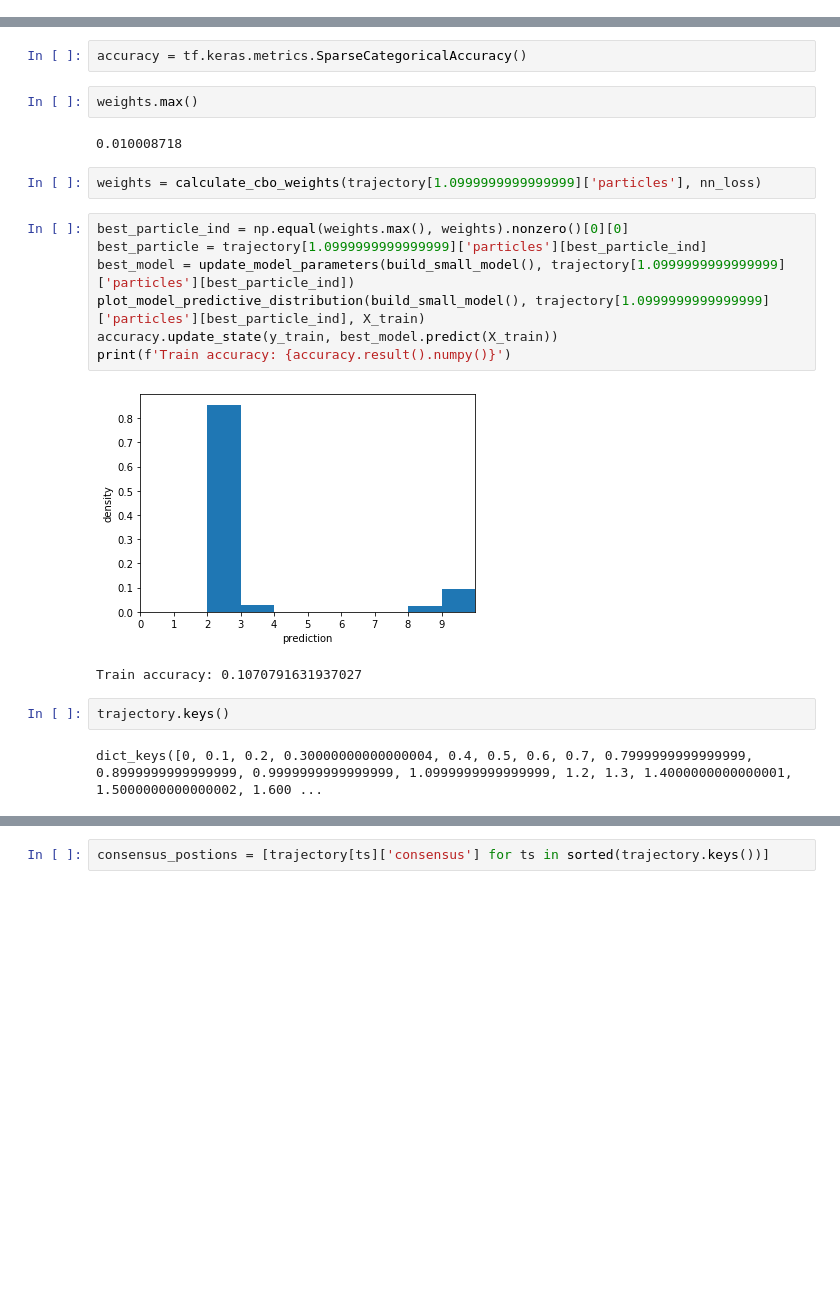
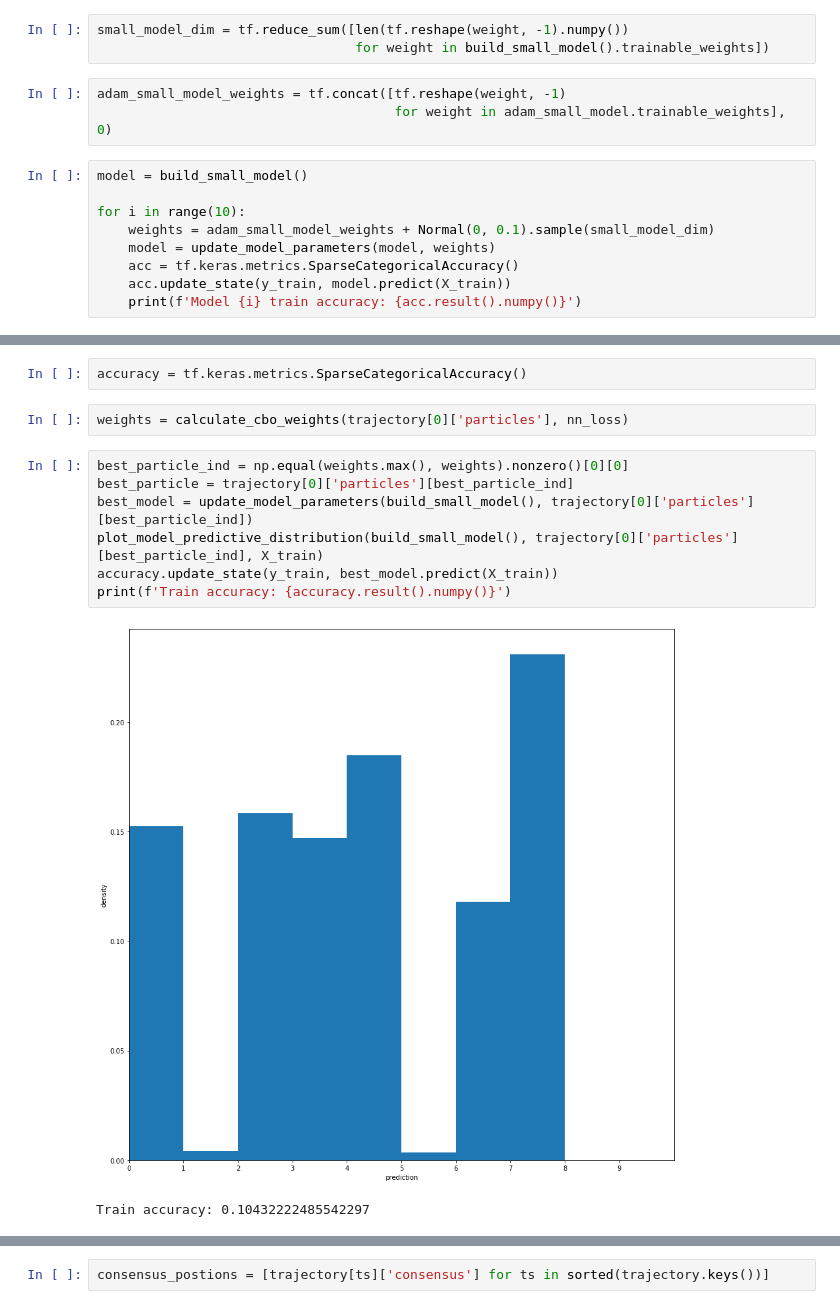
Before and after one commit to Igor-Tukh/cbo-in-python, a Jupyter notebook: notebooks/mnist.ipynb, the cells around one changed output, grey strips where cells are left out. Drawn from its saved outputs; the diff is of its cells as text; blank space fills up the shorter version.

```diff
--- a/notebooks/mnist.ipynb
+++ b/notebooks/mnist.ipynb
@@ -130,3 +163,18 @@ def update_model_parameters(model, parameters):
         weight.assign(tf.reshape(parameters[current_position:next_position], weight.shape))
         current_position = next_position
     return model
+# %%
+small_model_dim = tf.reduce_sum([len(tf.reshape(weight, -1).numpy())
+                                 for weight in build_small_model().trainable_weights])
+# %%
+adam_small_model_weights = tf.concat([tf.reshape(weight, -1)
+                                      for weight in adam_small_model.trainable_weights], 0)
+# %%
+model = build_small_model()
+
+for i in range(10):
+    weights = adam_small_model_weights + Normal(0, 0.1).sample(small_model_dim)
+    model = update_model_parameters(model, weights)
+    acc = tf.keras.metrics.SparseCategoricalAccuracy()
+    acc.update_state(y_train, model.predict(X_train))
+    print(f'Model {i} train accuracy: {acc.result().numpy()}')
@@ -146,22 +205,14 @@ plot_particle_loss(trajectory, 0, nn_loss)
 # %%
 accuracy = tf.keras.metrics.SparseCategoricalAccuracy()
-# %%
-weights.max()
-# %% [output]
-0.010008718
 # %%
-weights = calculate_cbo_weights(trajectory[1.0999999999999999]['particles'], nn_loss)
+weights = calculate_cbo_weights(trajectory[0]['particles'], nn_loss)
 # %%
 best_particle_ind = np.equal(weights.max(), weights).nonzero()[0][0]
-best_particle = trajectory[1.0999999999999999]['particles'][best_particle_ind]
-best_model = update_model_parameters(build_small_model(), trajectory[1.0999999999999999]['particles'][best_particle_ind])
-plot_model_predictive_distribution(build_small_model(), trajectory[1.0999999999999999]['particles'][best_particle_ind], X_train)
+best_particle = trajectory[0]['particles'][best_particle_ind]
+best_model = update_model_parameters(build_small_model(), trajectory[0]['particles'][best_particle_ind])
+plot_model_predictive_distribution(build_small_model(), trajectory[0]['particles'][best_particle_ind], X_train)
 accuracy.update_state(y_train, best_model.predict(X_train))
 print(f'Train accuracy: {accuracy.result().numpy()}')
 # %% [output]
-[figure, old version]
+[figure, new version]
-Train accuracy: 0.1070791631937027
+Train accuracy: 0.10432222485542297
-# %%
-trajectory.keys()
-# %% [output]
-dict_keys([0, 0.1, 0.2, 0.30000000000000004, 0.4, 0.5, 0.6, 0.7, 0.7999999999999999, 0.8999999999999999, 0.9999999999999999, 1.0999999999999999, 1.2, 1.3, 1.4000000000000001, 1.5000000000000002, 1.600 ...
```
Also changed, not shown: parts of 20 cells of this notebook, 2 other files.
